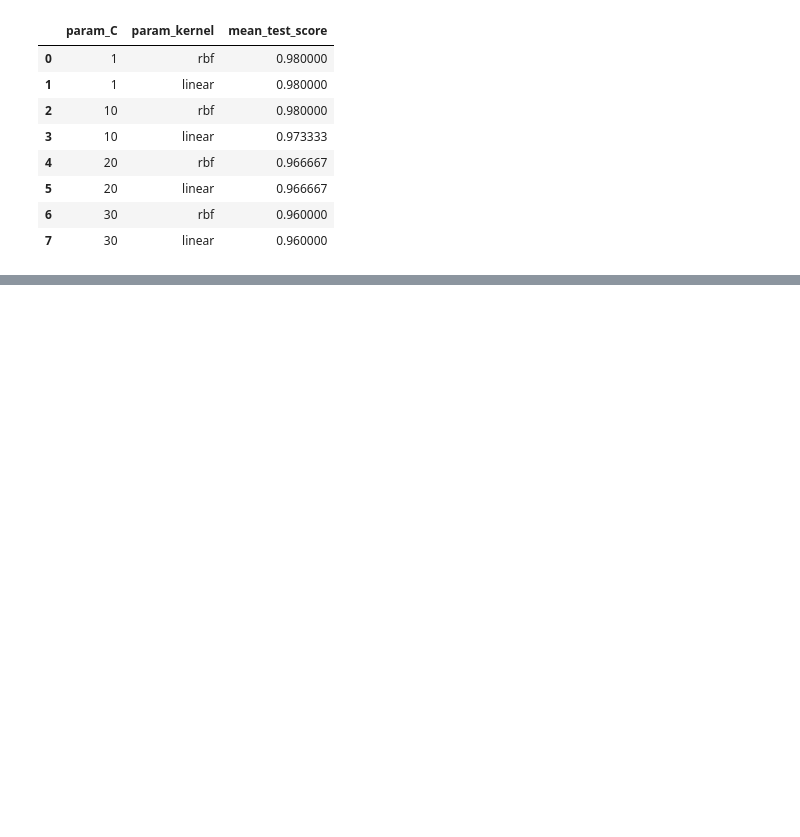
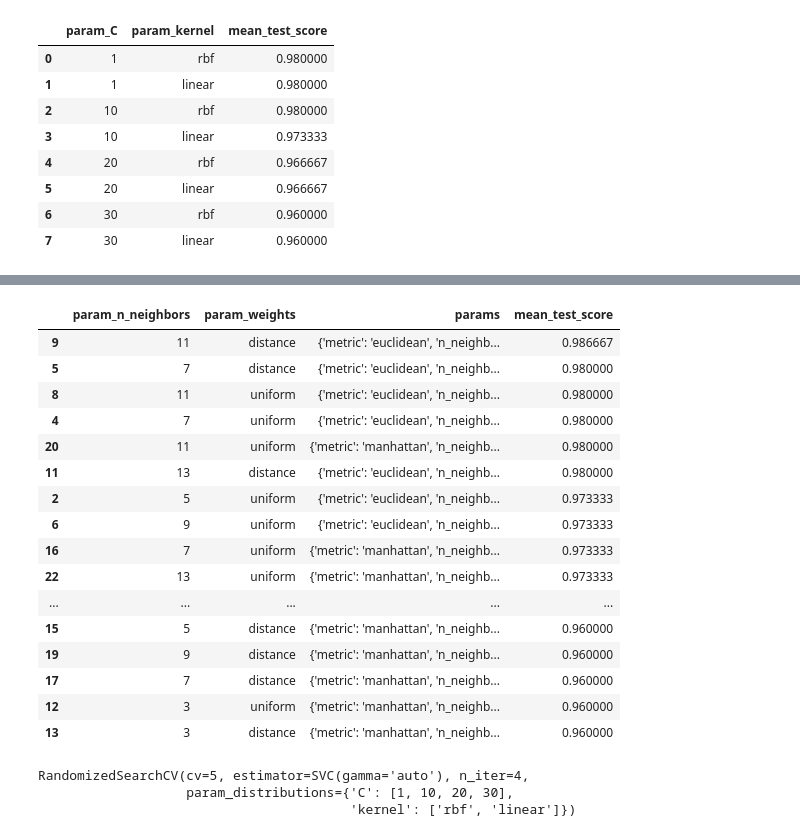
Before and after one commit to mzaid622/Data-Science-Course, a Jupyter notebook: ML - Part4 (Unsupervised)/Grid_Search_CV.ipynb, the cells around one changed output, grey strips where cells are left out. Saved outputs shown, nothing was run; the diff lists cells and outputs as text; code cells hidden in the pictures; blank space fills up the shorter version.

```diff
--- a/ML - Part4 (Unsupervised)/Grid_Search_CV.ipynb
+++ b/ML - Part4 (Unsupervised)/Grid_Search_CV.ipynb
@@ -116,3 +116,13 @@ res[['param_C','param_kernel','mean_test_score']]
 from sklearn.neighbors import KNeighborsClassifier
 
 model_knn = KNeighborsClassifier()
+# %%
+knn_classifer = GridSearchCV(model_knn,
+{
+  'n_neighbors': [3,5,7,9,11,13],
+  'weights':['uniform','distance'],
+  'metric':['euclidean','manhattan']
+  },cv=5,return_train_score=False
+)
+# %%
+knn_classifer.fit(X,y)
@@ -118,0 +154,2 @@ model_knn = KNeighborsClassifier()
+# %%
+knn_res = pd.DataFrame(knn_classifer.cv_results_)
@@ -118,0 +165,20 @@ model_knn = KNeighborsClassifier()
+# %%
+knn_res[['param_n_neighbors','param_weights','params','mean_test_score']].sort_values(by='mean_test_score',ascending=False)
+# %% [output]
+|  | param_n_neighbors | param_weights | params | mean_test_score |
+| 9 | 11 | distance | {'metric': 'euclidean', 'n_neighb... | 0.986667 |
+| 5 | 7 | distance | {'metric': 'euclidean', 'n_neighb... | 0.980000 |
+| 8 | 11 | uniform | {'metric': 'euclidean', 'n_neighb... | 0.980000 |
+| 4 | 7 | uniform | {'metric': 'euclidean', 'n_neighb... | 0.980000 |
+| 20 | 11 | uniform | {'metric': 'manhattan', 'n_neighb... | 0.980000 |
+| 11 | 13 | distance | {'metric': 'euclidean', 'n_neighb... | 0.980000 |
+| 2 | 5 | uniform | {'metric': 'euclidean', 'n_neighb... | 0.973333 |
+| 6 | 9 | uniform | {'metric': 'euclidean', 'n_neighb... | 0.973333 |
+| 16 | 7 | uniform | {'metric': 'manhattan', 'n_neighb... | 0.973333 |
+| 22 | 13 | uniform | {'metric': 'manhattan', 'n_neighb... | 0.973333 |
+| ... | ... | ... | ... | ... |
+| 15 | 5 | distance | {'metric': 'manhattan', 'n_neighb... | 0.960000 |
+| 19 | 9 | distance | {'metric': 'manhattan', 'n_neighb... | 0.960000 |
+| 17 | 7 | distance | {'metric': 'manhattan', 'n_neighb... | 0.960000 |
+| 12 | 3 | uniform | {'metric': 'manhattan', 'n_neighb... | 0.960000 |
+| 13 | 3 | distance | {'metric': 'manhattan', 'n_neighb... | 0.960000 |
@@ -118,0 +192,6 @@ model_knn = KNeighborsClassifier()
+# %%
+classifier_r.fit(X,y)
+# %% [output]
+RandomizedSearchCV(cv=5, estimator=SVC(gamma='auto'), n_iter=4,
+                   param_distributions={'C': [1, 10, 20, 30],
+                                        'kernel': ['rbf', 'linear']})
```
Also changed, not shown: parts of 10 cells of this notebook, 1 other file.
